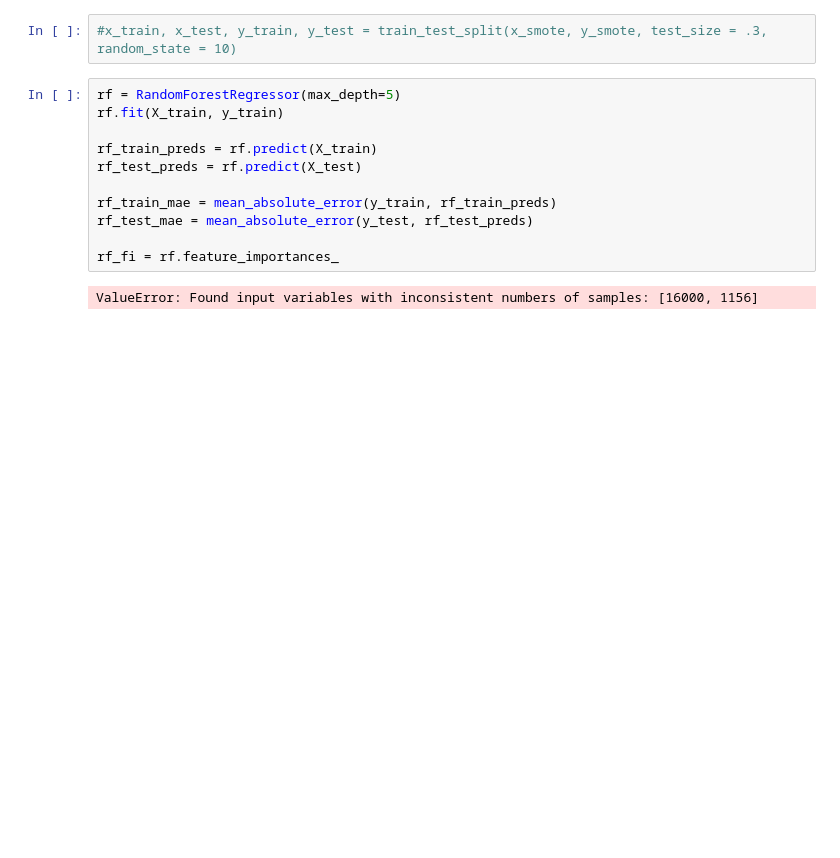
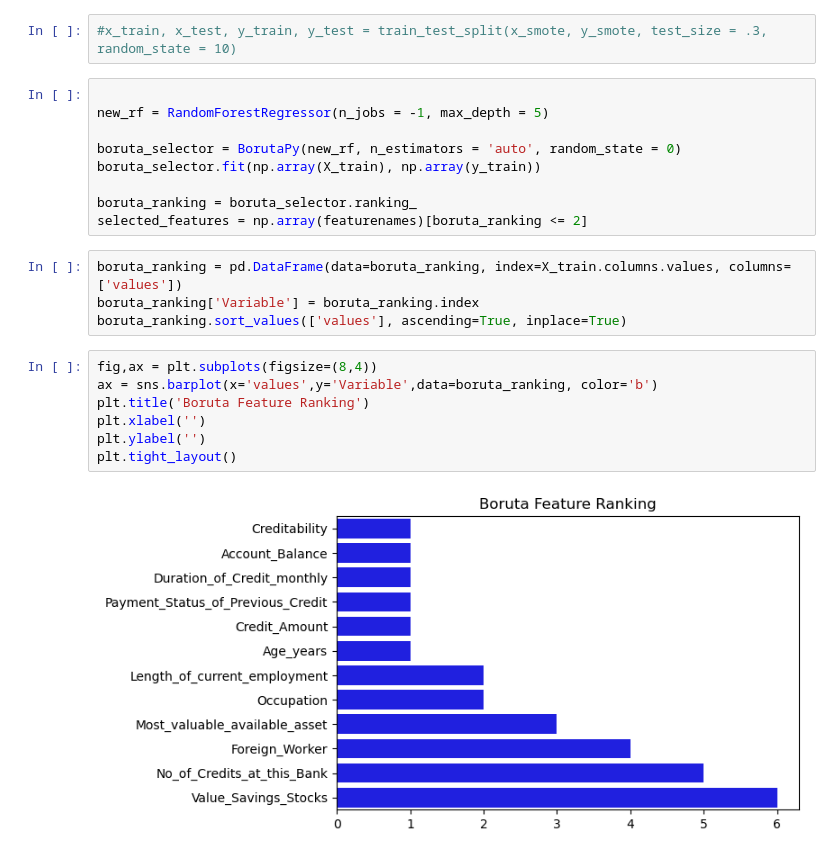
Before and after one commit to astronaut505/CreditRiskML, a Jupyter notebook: Credit.ipynb, the cells around one changed output. Cells and saved outputs as stored; diff of their text form; blank space fills up the shorter version.

Commit message:
Boruta done
Done with applying boruta. At this point I am not sure what I was doing.

```diff
--- a/Credit.ipynb
+++ b/Credit.ipynb
@@ -194,15 +202,24 @@ app_train_selected = app_train[['Duration_in_Current_address', 'No_of_dependents
 # %%
 #x_train, x_test, y_train, y_test = train_test_split(x_smote, y_smote, test_size = .3, random_state = 10)
 # %%
-rf = RandomForestRegressor(max_depth=5)
-rf.fit(X_train, y_train)
 
-rf_train_preds = rf.predict(X_train)
-rf_test_preds = rf.predict(X_test)
+new_rf = RandomForestRegressor(n_jobs = -1, max_depth = 5)
 
-rf_train_mae = mean_absolute_error(y_train, rf_train_preds)
-rf_test_mae = mean_absolute_error(y_test, rf_test_preds)
+boruta_selector = BorutaPy(new_rf, n_estimators = 'auto', random_state = 0)
+boruta_selector.fit(np.array(X_train), np.array(y_train))
 
-rf_fi = rf.feature_importances_
+boruta_ranking = boruta_selector.ranking_
+selected_features = np.array(featurenames)[boruta_ranking <= 2]
-# %% [output]
-ValueError: Found input variables with inconsistent numbers of samples: [16000, 1156]
+# %%
+boruta_ranking = pd.DataFrame(data=boruta_ranking, index=X_train.columns.values, columns=['values'])
+boruta_ranking['Variable'] = boruta_ranking.index
+boruta_ranking.sort_values(['values'], ascending=True, inplace=True)
+# %%
+fig,ax = plt.subplots(figsize=(8,4))
+ax = sns.barplot(x='values',y='Variable',data=boruta_ranking, color='b')
+plt.title('Boruta Feature Ranking')
+plt.xlabel('')
+plt.ylabel('')
+plt.tight_layout()
+# %% [output]
+[figure, added]
```
Also changed, not shown: parts of 1 cell of this notebook.
